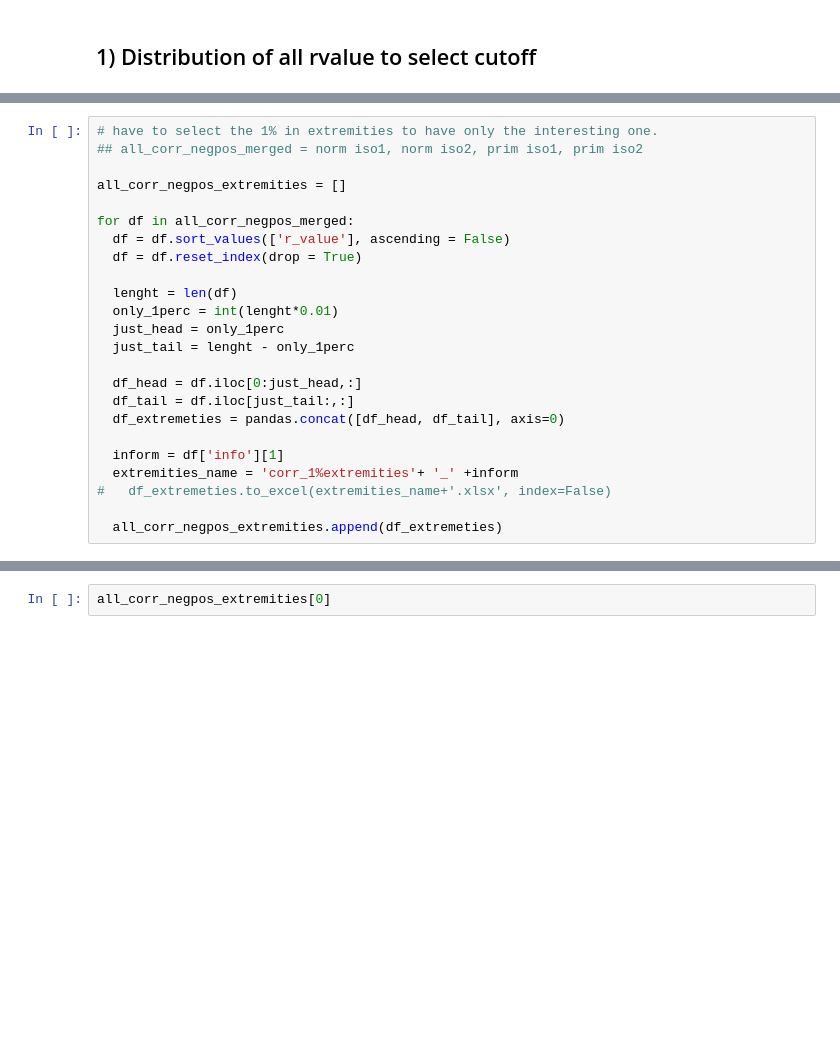
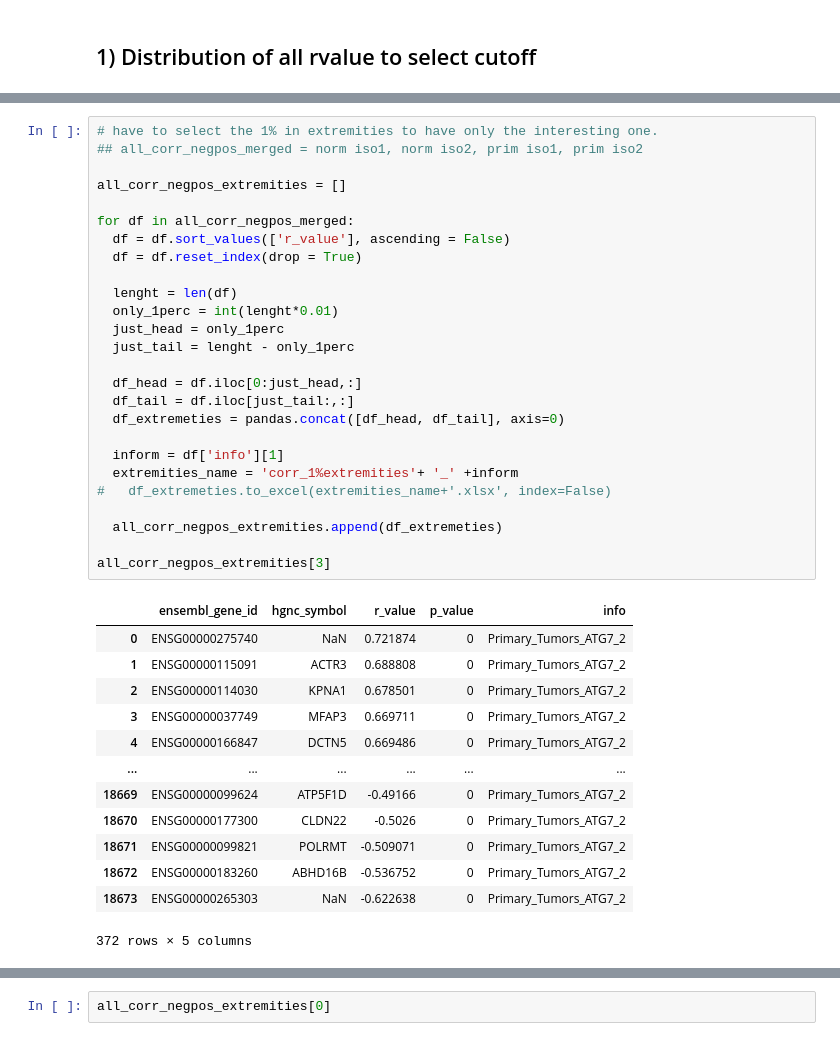
Before and after one commit to Keviosta/Article_short_isoform_ATG7_private, a Jupyter notebook: ATG7/atg7_all_tissue_analyse/ATG7_correlated_genes/all_organs_ATG7_isoform_correlation.ipynb, the cells around one changed output, grey strips where cells are left out. Drawn from its saved outputs; the diff is of its cells as text; blank space fills up the shorter version.

```diff
--- a/ATG7/atg7_all_tissue_analyse/ATG7_correlated_genes/all_organs_ATG7_isoform_correlation.ipynb
+++ b/ATG7/atg7_all_tissue_analyse/ATG7_correlated_genes/all_organs_ATG7_isoform_correlation.ipynb
@@ -257,24 +279,40 @@ Wall time: 1.85 s
 # %%
 # have to select the 1% in extremities to have only the interesting one.
 ## all_corr_negpos_merged = norm iso1, norm iso2, prim iso1, prim iso2
 
 all_corr_negpos_extremities = []
 
 for df in all_corr_negpos_merged:
   df = df.sort_values(['r_value'], ascending = False)
   df = df.reset_index(drop = True)
 
   lenght = len(df)
   only_1perc = int(lenght*0.01)
   just_head = only_1perc
   just_tail = lenght - only_1perc
 
   df_head = df.iloc[0:just_head,:]
   df_tail = df.iloc[just_tail:,:]
   df_extremeties = pandas.concat([df_head, df_tail], axis=0)
 
   inform = df['info'][1]
   extremities_name = 'corr_1%extremities'+ '_' +inform
 #   df_extremeties.to_excel(extremities_name+'.xlsx', index=False)
 
   all_corr_negpos_extremities.append(df_extremeties)
+
+all_corr_negpos_extremities[3]
+# %% [output]
+|  | ensembl_gene_id | hgnc_symbol | r_value | p_value | info |
+| 0 | ENSG00000275740 | NaN | 0.721874 | 0 | Primary_Tumors_ATG7_2 |
+| 1 | ENSG00000115091 | ACTR3 | 0.688808 | 0 | Primary_Tumors_ATG7_2 |
+| 2 | ENSG00000114030 | KPNA1 | 0.678501 | 0 | Primary_Tumors_ATG7_2 |
+| 3 | ENSG00000037749 | MFAP3 | 0.669711 | 0 | Primary_Tumors_ATG7_2 |
+| 4 | ENSG00000166847 | DCTN5 | 0.669486 | 0 | Primary_Tumors_ATG7_2 |
+| ... | ... | ... | ... | ... | ... |
+| 18669 | ENSG00000099624 | ATP5F1D | -0.49166 | 0 | Primary_Tumors_ATG7_2 |
+| 18670 | ENSG00000177300 | CLDN22 | -0.5026 | 0 | Primary_Tumors_ATG7_2 |
+| 18671 | ENSG00000099821 | POLRMT | -0.509071 | 0 | Primary_Tumors_ATG7_2 |
+| 18672 | ENSG00000183260 | ABHD16B | -0.536752 | 0 | Primary_Tumors_ATG7_2 |
+| 18673 | ENSG00000265303 | NaN | -0.622638 | 0 | Primary_Tumors_ATG7_2 |
+372 rows × 5 columns
```
Also changed, not shown: parts of 12 cells of this notebook.
